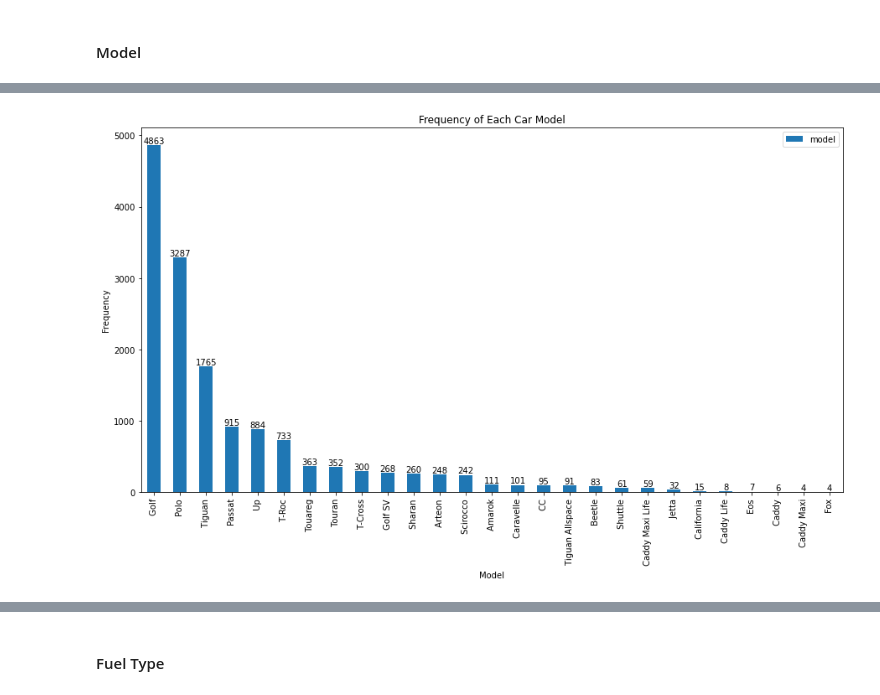
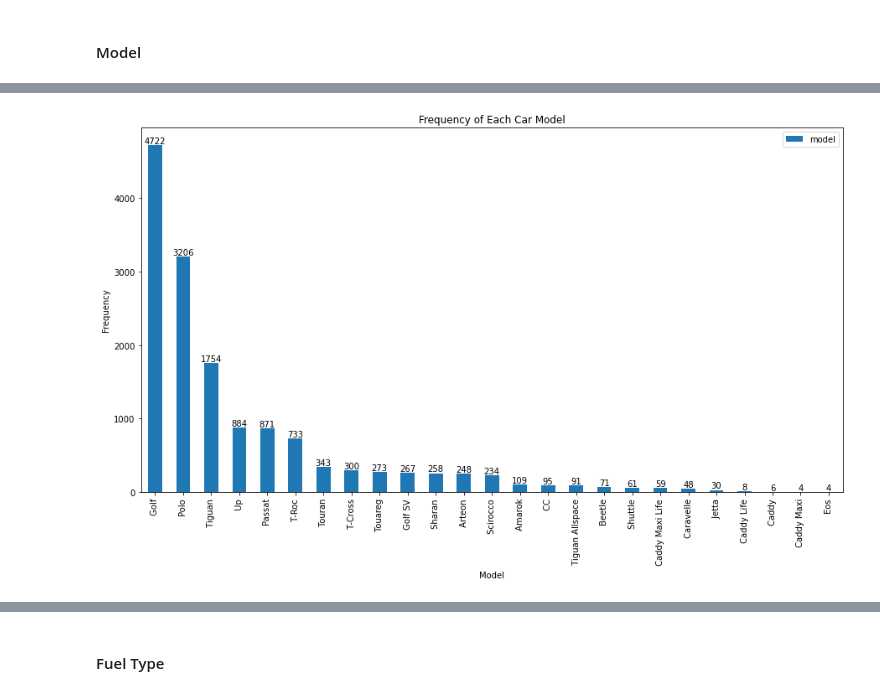
Before and after one commit to kai2128/DM_Assignment, a Jupyter notebook: code.ipynb, the cells around one changed output, grey strips where cells are left out. Saved outputs shown, nothing was run; the diff lists cells and outputs as text; code cells hidden in the pictures.

```diff
--- a/code.ipynb
+++ b/code.ipynb
@@ -87,0 +191,4 @@ data.head(3)
+# %%
+data_age_max = data['age'].quantile(0.99, interpolation='midpoint')
+data[data['age'] >= data_age_max]
+data.drop(data[data['age'] >= data_age_max].index, inplace=True)
@@ -87,0 +209,3 @@ data.head(3)
+# %%
+data = data.drop(data[data['mpg'] > 75].index)
+data = data.drop(data[data['mpg'] < 25].index)
@@ -87,0 +231,2 @@ data.head(3)
+# %%
+data.drop(data[data['mileage'] > 140000].index, inplace=True)
@@ -87,0 +247,2 @@ data.head(3)
+# %%
+data.drop(data[data['tax'] > 400].index, inplace=True)
@@ -100,16 +291,16 @@ data.select_dtypes(include=['object']).describe()
 # %%
 # print(data['model'].value_counts().sort_values(ascending=False) / len(data) * 100)
 
 plt.figure(1, figsize=(15, 8))
 ax = data['model'].value_counts().sort_values(ascending=False).plot.bar()
-plt.title(u'Frequency of Each Car Model')
-plt.xlabel(u'Model')
-plt.ylabel(u'Frequency')
+plt.title('Frequency of Each Car Model')
+plt.xlabel('Model')
+plt.ylabel('Frequency')
 ax.bar_label(ax.containers[0])
 plt.legend()
 plt.show()
 # %% [output]
-[figure, old version]
+[figure, new version]
 # %%
 plt.figure(figsize=(9,10))
 sns.boxplot(data=data,y='model',x='price')
```
Also changed, not shown: parts of 92 cells of this notebook, 6 other files.
